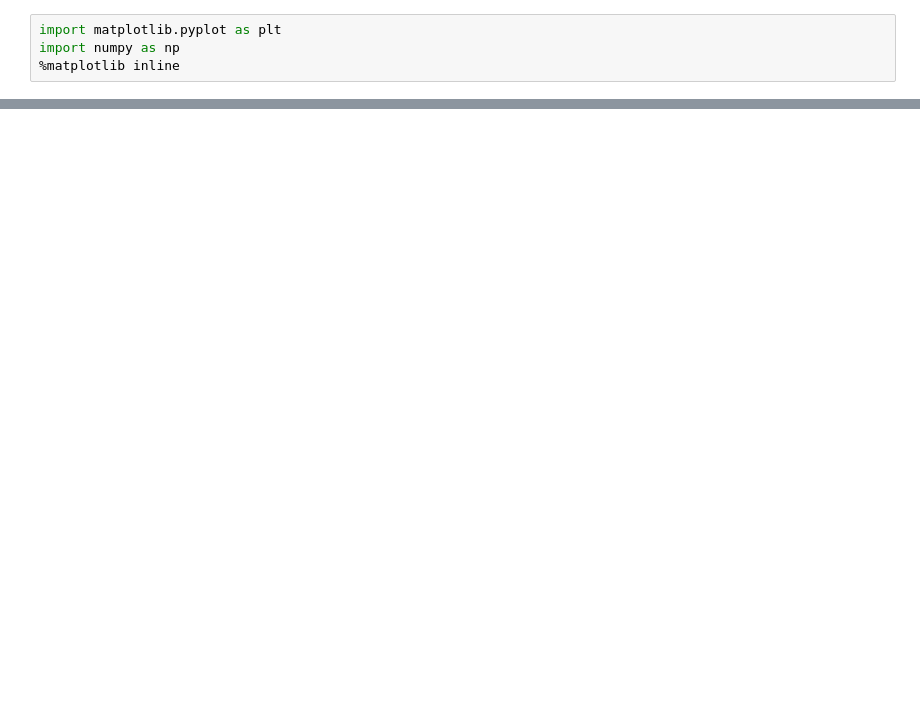
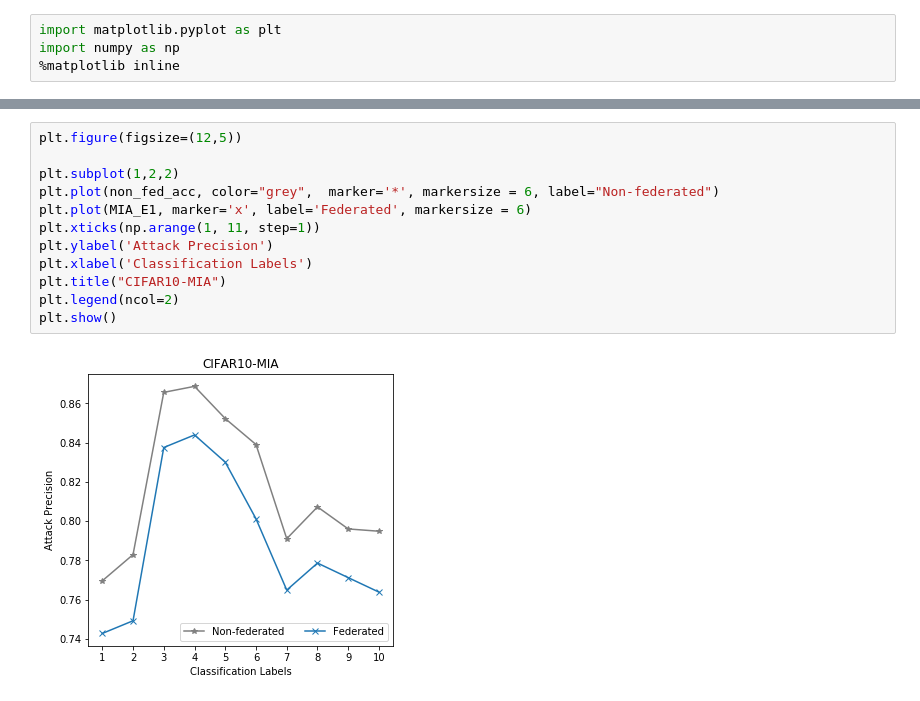
Before and after one commit to abogdanova/FedMed, a Jupyter notebook: Figures.ipynb, the cells around one changed output, grey strips where cells are left out. Cells and saved outputs as stored; diff of their text form; blank space fills up the shorter version.

```diff
--- a/Figures.ipynb
+++ b/Figures.ipynb
@@ -470,0 +223,14 @@ Test Accuracy: [0.1, 0.1035, 0.0998, 0.1043]
+# %%
+plt.figure(figsize=(12,5))
+
+plt.subplot(1,2,2)
+plt.plot(non_fed_acc, color="grey",  marker='*', markersize = 6, label="Non-federated")
+plt.plot(MIA_E1, marker='x', label='Federated', markersize = 6)
+plt.xticks(np.arange(1, 11, step=1))
+plt.ylabel('Attack Precision')
+plt.xlabel('Classification Labels')
+plt.title("CIFAR10-MIA")
+plt.legend(ncol=2)
+plt.show()
+# %% [output]
+[figure, added]
```
Also changed, not shown: parts of 32 cells of this notebook, 15 other files.
